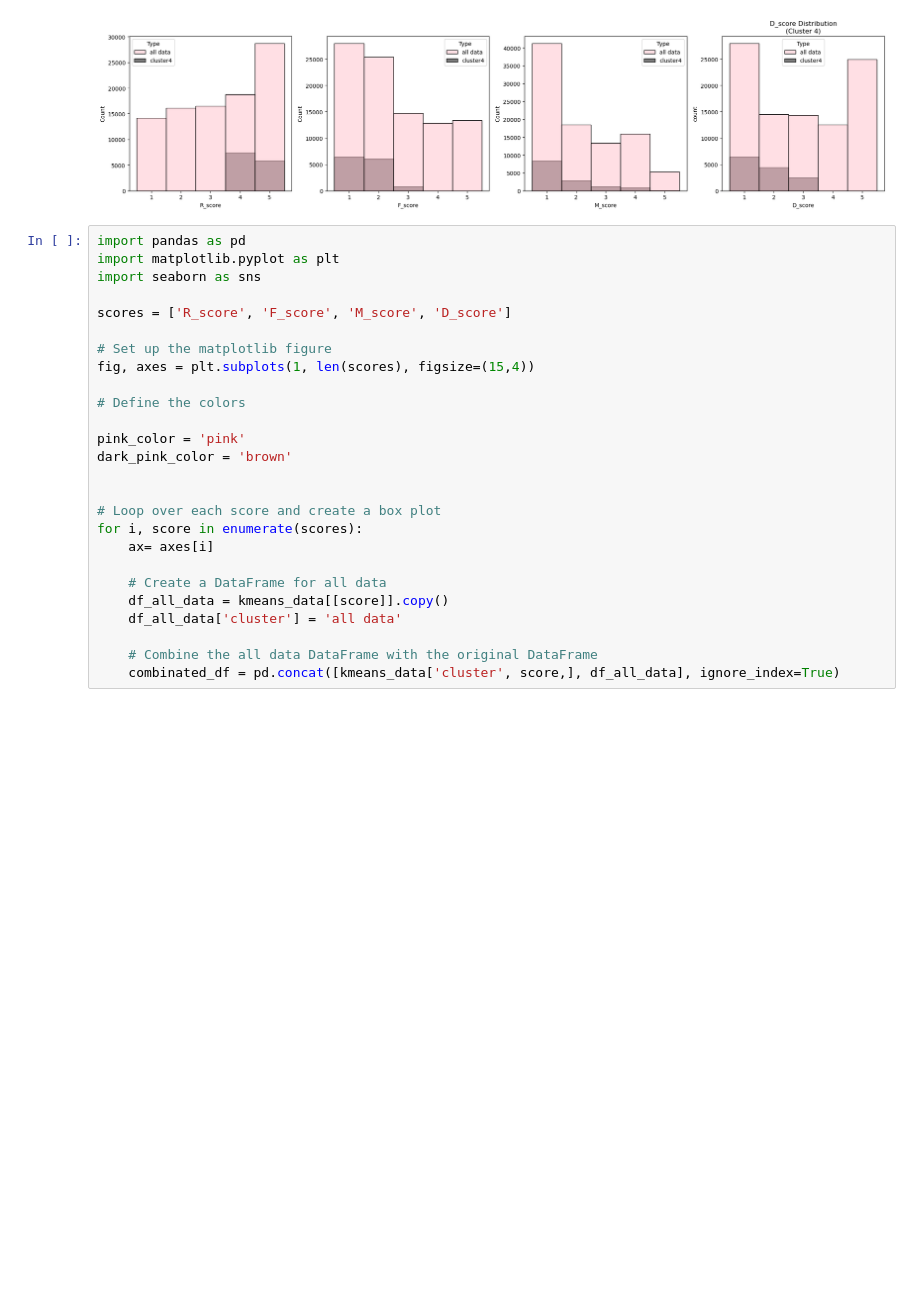
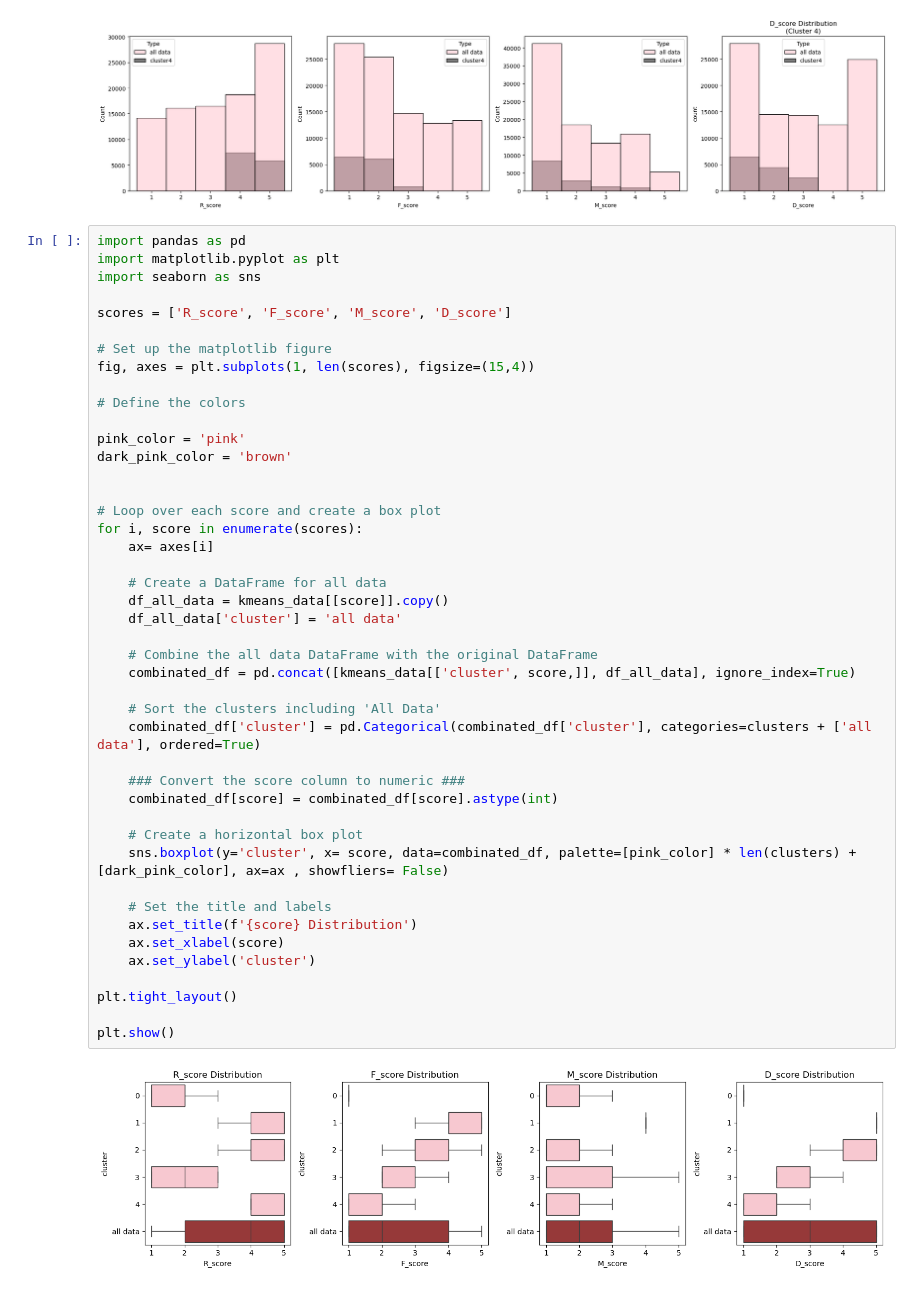
Before and after one commit to nobleyam/Customer-Behavioral-Segmentation-and-Profiling, a Jupyter notebook: final prap.ipynb, the cells around one changed output. Saved outputs shown, nothing was run; the diff lists cells and outputs as text; blank space fills up the shorter version.

Commit message:
horizental plot wit all data

```diff
--- a/final prap.ipynb
+++ b/final prap.ipynb
@@ -850,26 +850,46 @@ plt.show()
 # %%
 import pandas as pd
 import matplotlib.pyplot as plt
 import seaborn as sns
 
 scores = ['R_score', 'F_score', 'M_score', 'D_score']
 
 # Set up the matplotlib figure
 fig, axes = plt.subplots(1, len(scores), figsize=(15,4))
 
 # Define the colors
 
 pink_color = 'pink'
 dark_pink_color = 'brown'
 
 
 # Loop over each score and create a box plot
 for i, score in enumerate(scores):
     ax= axes[i]
 
     # Create a DataFrame for all data
     df_all_data = kmeans_data[[score]].copy()
     df_all_data['cluster'] = 'all data'
 
     # Combine the all data DataFrame with the original DataFrame
-    combinated_df = pd.concat([kmeans_data['cluster', score,], df_all_data], ignore_index=True)
+    combinated_df = pd.concat([kmeans_data[['cluster', score,]], df_all_data], ignore_index=True)
+
+    # Sort the clusters including 'All Data'
+    combinated_df['cluster'] = pd.Categorical(combinated_df['cluster'], categories=clusters + ['all data'], ordered=True)
+
+    ### Convert the score column to numeric ###
+    combinated_df[score] = combinated_df[score].astype(int)
+
+    # Create a horizontal box plot
+    sns.boxplot(y='cluster', x= score, data=combinated_df, palette=[pink_color] * len(clusters) + [dark_pink_color], ax=ax , showfliers= False)
+
+    # Set the title and labels
+    ax.set_title(f'{score} Distribution')
+    ax.set_xlabel(score)
+    ax.set_ylabel('cluster')
+
+plt.tight_layout()
+
+plt.show()
+# %% [output]
+[figure, added]
```
Also changed, not shown: parts of 2 cells of this notebook, 1 other file.
